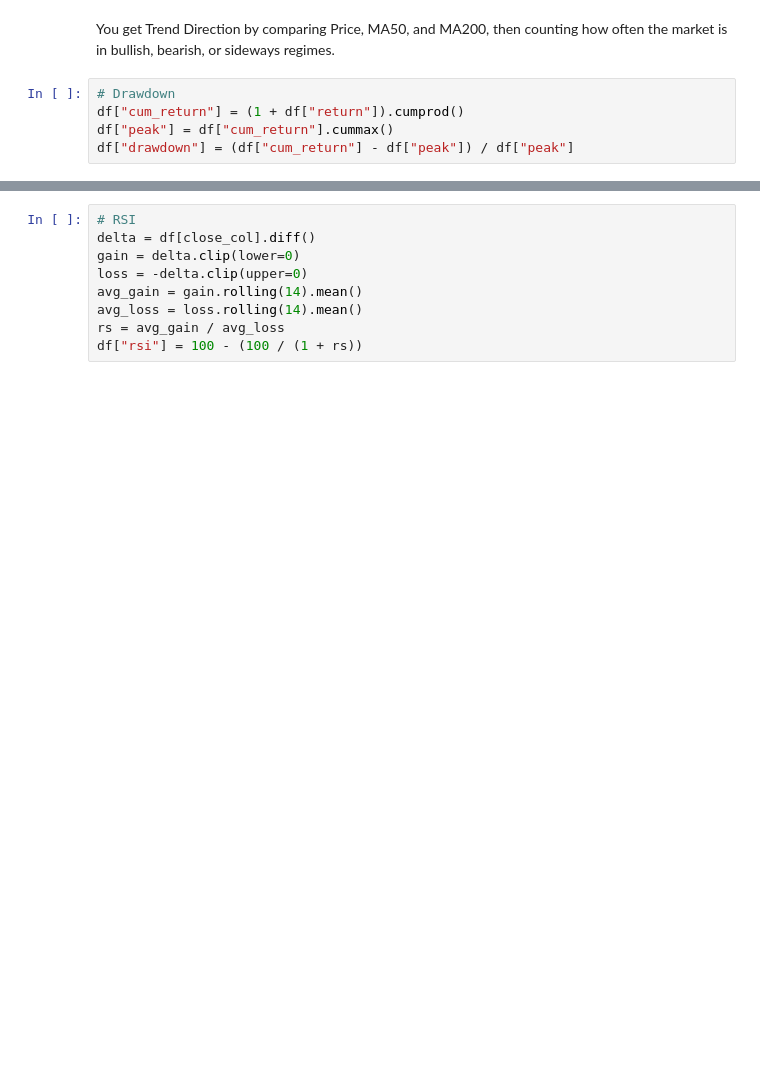
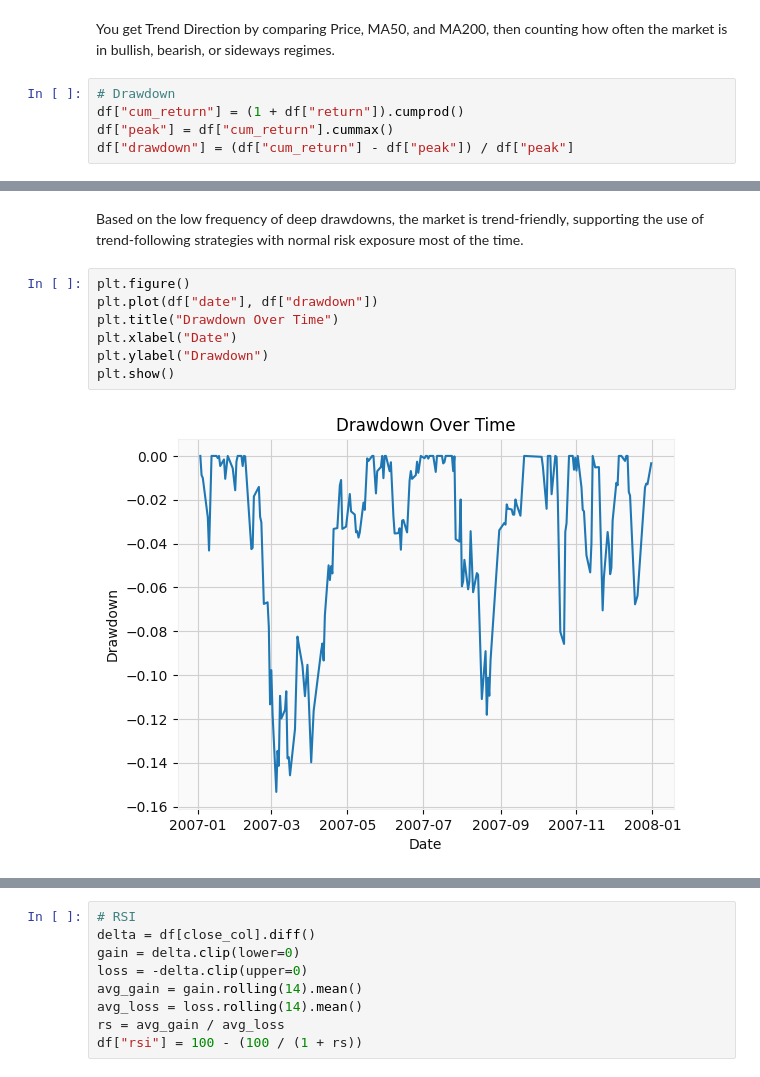
Before and after one commit to Goal48/NIFTY_Data_Analysis, a Jupyter notebook: NIFTY50.ipynb, the cells around one changed output, grey strips where cells are left out. Cells and saved outputs as stored; diff of their text form; blank space fills up the shorter version.

```diff
--- a/NIFTY50.ipynb
+++ b/NIFTY50.ipynb
@@ -160,0 +204,11 @@ df["drawdown"] = (df["cum_return"] - df["peak"]) / df["peak"]
+# %% [markdown]
+Based on the low frequency of deep drawdowns, the market is trend-friendly, supporting the use of trend-following strategies with normal risk exposure most of the time.
+# %%
+plt.figure()
+plt.plot(df["date"], df["drawdown"])
+plt.title("Drawdown Over Time")
+plt.xlabel("Date")
+plt.ylabel("Drawdown")
+plt.show()
+# %% [output]
+[figure, added]
```
Also changed, not shown: parts of 25 cells of this notebook.
